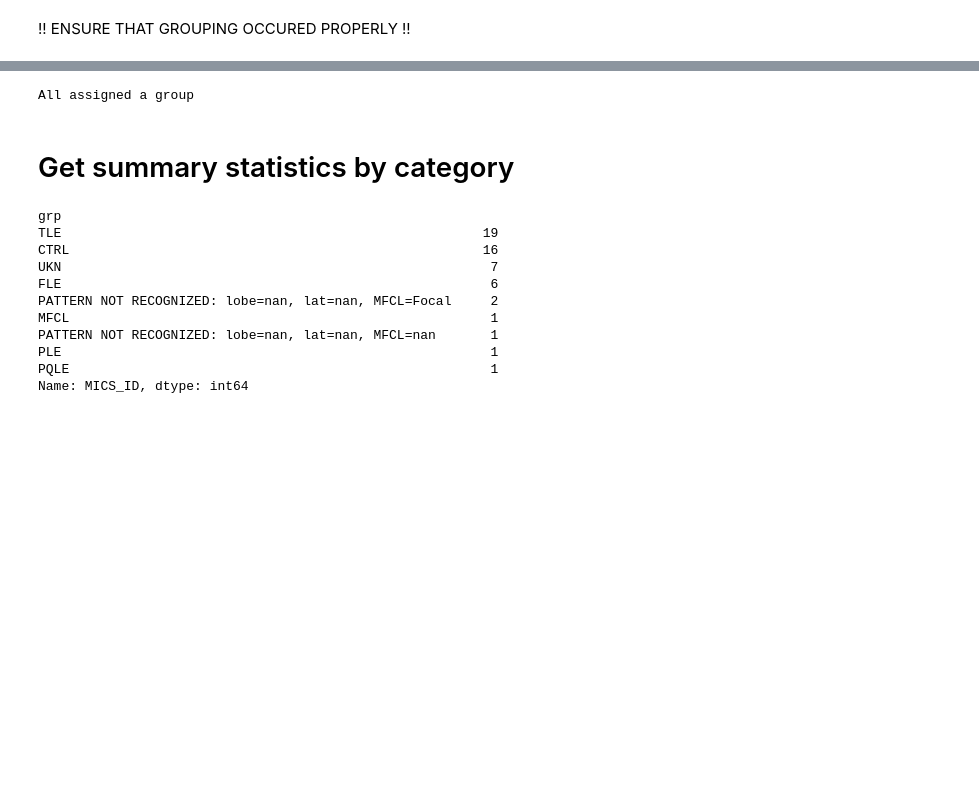
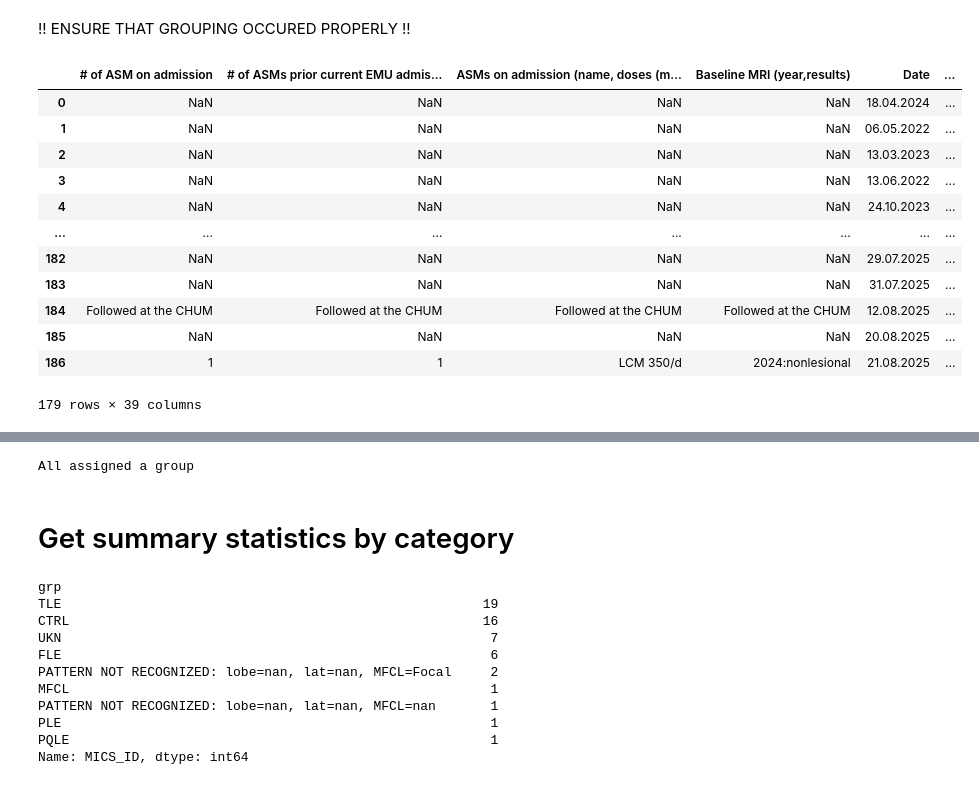
Before and after one commit to mendelsonD/3T7T, a Jupyter notebook: analyses/02_demo.ipynb, the cells around one changed output, grey strips where cells are left out. Saved outputs shown, nothing was run; the diff lists cells and outputs as text; code cells hidden in the pictures; blank space fills up the shorter version.

```diff
--- a/analyses/02_demo.ipynb
+++ b/analyses/02_demo.ipynb
@@ -172,7 +298,10 @@ def main(sheets, save_pth=None, save_name="demo"):
         sheets: list of dictionarys with source sheet information (path to sheet, key columns to extract
         save_pth: path to save the output demographic file
 
-      """
+    outputs:
+        list of IDs with paired 3T-7T data
+        sheet with each row as separate session and with associated demographic information
+    """
 
     import os
     sys.path.append("/Users/danielmendelson/Library/CloudStorage/OneDrive-McGillUniversity/Documents/PhD/Boris/code") # on mac
@@ -228,20 +357,16 @@ def main(sheets, save_pth=None, save_name="demo"):
     if dob_col is None:
         print("[main] WARNING. No DOB column found in any input sheet. Age will not be computed.")
 
+    out = stdizeNA(out)
+    out = mergeCols(out)
+    print("[main] Merged columns with the same name. Current columns (sorted): \n\t", sorted(out.columns.tolist(), key=lambda x: x.lower()))
+
     # Fill missing demo variables for each participant, warn if multiple unique values exist
-    demo_vars = ['dob', 'sex', 'gender', 'handedness', 'ethnicity']
-    print("[main] Fill missing demographic values using forward and backward fill within each participant. \n\tVariables carried over: ", demo_vars)
+    demo_vars = ['dob', 'sex', 'gender', 'handedness', 'ethnicity'] # these demo vars should be key values in the sheet dictionaries
+    print("[main] Filling missing demographic values for variables: ", demo_vars)
+
     for var in demo_vars:
-        out[var] = out.groupby('MICS_ID')[var].transform(lambda x: x.ffill().bfill())
-        # Check for multiple unique values for the same ID
-        dupes = out.groupby('MICS_ID')[var].nunique()
-        multi_val_ids = dupes[dupes > 1].index
-        for mid in multi_val_ids:
-            vals = out[out['MICS_ID'] == mid][var].dropna().unique()
-            pni_id = out[out['MICS_ID'] == mid]['PNI_ID'].iloc[0] if 'PNI_ID' in out.columns else ''
-            print(f"[main:demo filling]\tWARNING: [{mid}={pni_id}] {var} : {' '.join(map(str, vals))}. First value used.")
-        # For consistency, always use the first non-null value for each ID
-        out[var] = out.groupby('MICS_ID')[var].transform(lambda x: x.dropna().iloc[0] if x.notna().any() else x)
+        out = carryVals(out, var)
 
     out = t1.dateDif(out, [dob_col, "Date"], "age", save=False) # compute age
 
@@ -373,4 +498,26 @@ demo = main(sheets, save_pth=save_pth)
 # %% [markdown]
 !! ENSURE THAT GROUPING OCCURED PROPERLY !!
+# %%
+import pandas as pd
+
+pd.set_option('display.max_columns', None)
+pd.set_option('display.width', None)
+pd.set_option('display.max_colwidth', None)
+
+demo
+# %% [output]
+|  | # of ASM on admission | # of ASMs prior current EMU admis... | ASMs on admission (name, doses (m... | Baseline MRI (year,results) | Date | ... |
+| 0 | NaN | NaN | NaN | NaN | 18.04.2024 | ... |
+| 1 | NaN | NaN | NaN | NaN | 06.05.2022 | ... |
+| 2 | NaN | NaN | NaN | NaN | 13.03.2023 | ... |
+| 3 | NaN | NaN | NaN | NaN | 13.06.2022 | ... |
+| 4 | NaN | NaN | NaN | NaN | 24.10.2023 | ... |
+| ... | ... | ... | ... | ... | ... | ... |
+| 182 | NaN | NaN | NaN | NaN | 29.07.2025 | ... |
+| 183 | NaN | NaN | NaN | NaN | 31.07.2025 | ... |
+| 184 | Followed at the CHUM | Followed at the CHUM | Followed at the CHUM | Followed at the CHUM | 12.08.2025 | ... |
+| 185 | NaN | NaN | NaN | NaN | 20.08.2025 | ... |
+| 186 | 1 | 1 | LCM 350/d | 2024:nonlesional | 21.08.2025 | ... |
+179 rows × 39 columns
 # %%
 demo[["MICS_ID", "PNI_ID", "SES", "grp", "grp_detailed"]]
```
Also changed, not shown: parts of 4 cells of this notebook.
